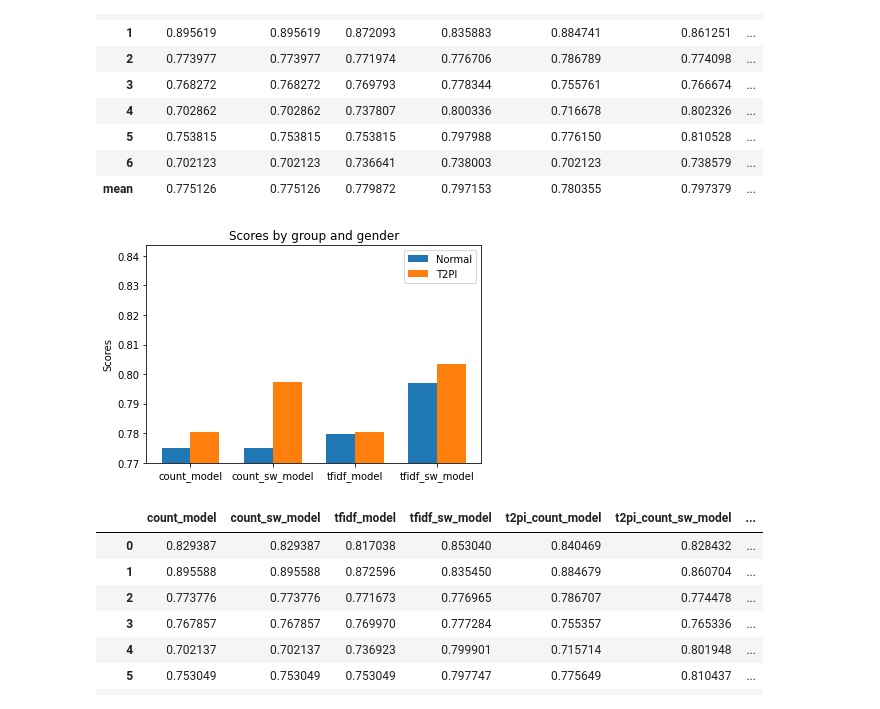
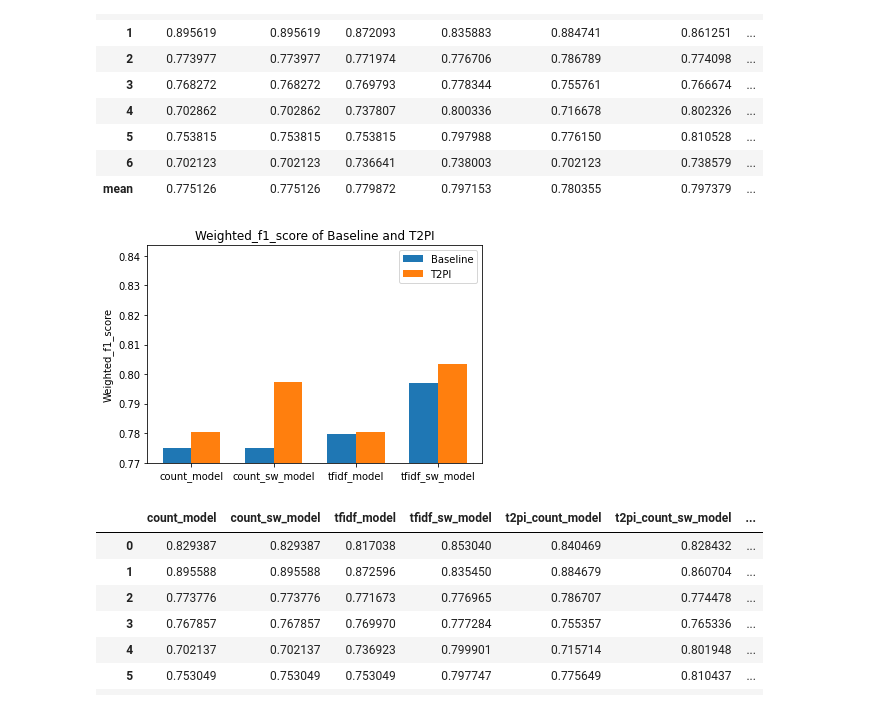
Before and after one commit to iamr0b0tx/topic_modeler, a Jupyter notebook: term_term_pr_distr_and_inference-multinomial-min_df-1-size-150-max.ipynb, the cells around one changed output. Drawn from its saved outputs; the diff is of its cells as text; code cells hidden in the pictures.

Commit message:
made barplots with titles and changed legends

```diff
--- a/term_term_pr_distr_and_inference-multinomial-min_df-1-size-150-max.ipynb
+++ b/term_term_pr_distr_and_inference-multinomial-min_df-1-size-150-max.ipynb
@@ -79,7 +79,7 @@ def get_pipeline(vectorizer_type, classifier, use_t2pi, min_df=3, stop_words=Non
     models.append(('classifier', classifier))
     return Pipeline(models)
 
-def plot_bars(df, ymin=0.77):
+def plot_bars(df, ylabel, ymin=0.77):
     xlabels = ["count_model", "count_sw_model", "tfidf_model", "tfidf_sw_model"]
     accuracy_means = df[["count_model", "count_sw_model", "tfidf_model", "tfidf_sw_model"]].loc["mean"]
     t2pi_accuracy_means = df[["t2pi_count_model", "t2pi_count_sw_model", "t2pi_tfidf_model", "t2pi_tfidf_sw_model"]].loc["mean"]
@@ -88,12 +88,12 @@ def plot_bars(df, ymin=0.77):
     width = 0.35  # the width of the bars
 
     fig, ax = plt.subplots()
-    rects1 = ax.bar(xvalues - width/2, accuracy_means, width, label='Normal')
+    rects1 = ax.bar(xvalues - width/2, accuracy_means, width, label='Baseline')
     rects2 = ax.bar(xvalues + width/2, t2pi_accuracy_means, width, label='T2PI')
 
     # Add some text for labels, title and custom x-axis tick labels, etc.
-    ax.set_ylabel('Scores')
-    ax.set_title('Scores by group and gender')
+    ax.set_ylabel(ylabel.capitalize())
+    ax.set_title(f'{ylabel.capitalize()} of Baseline and T2PI')
     ax.set_ylim(ymin=ymin)
     ax.set_xticks(xvalues)
     ax.set_xticklabels(xlabels)
@@ -462,9 +462,9 @@ weighted_f1_score.head(split_size+1)
 | 6 | 0.702123 | 0.702123 | 0.736641 | 0.738003 | 0.702123 | 0.738579 | ... |
 | mean | 0.775126 | 0.775126 | 0.779872 | 0.797153 | 0.780355 | 0.797379 | ... |
 # %%
-plot_bars(weighted_f1_score, ymin=0.77)
+plot_bars(weighted_f1_score, ylabel="weighted_f1_score", ymin=0.77)
 # %% [output]
-[figure, old version]
+[figure, new version]
 # %%
 macro_f1_score.head(split_size+1)
 # %% [output]
```
Also changed, not shown: parts of 4 cells of this notebook.
